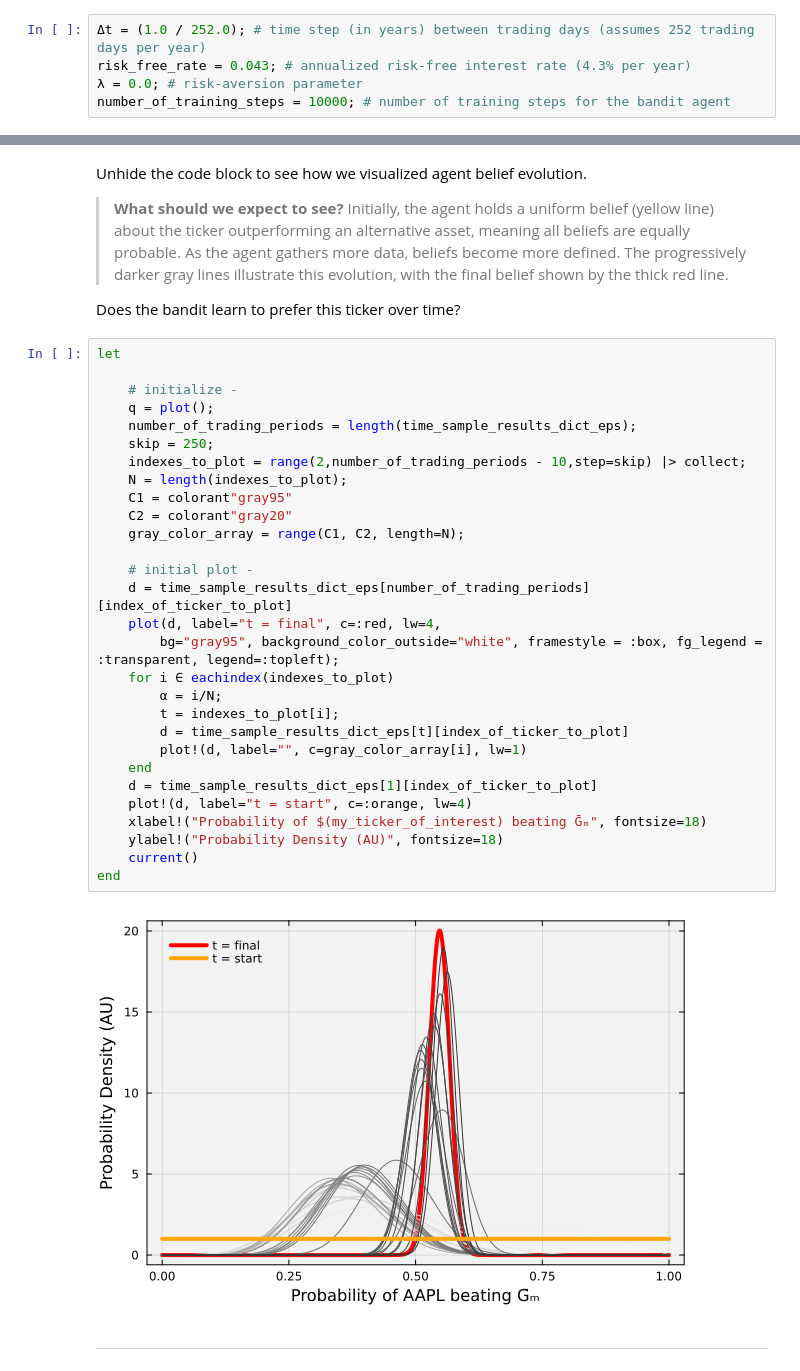
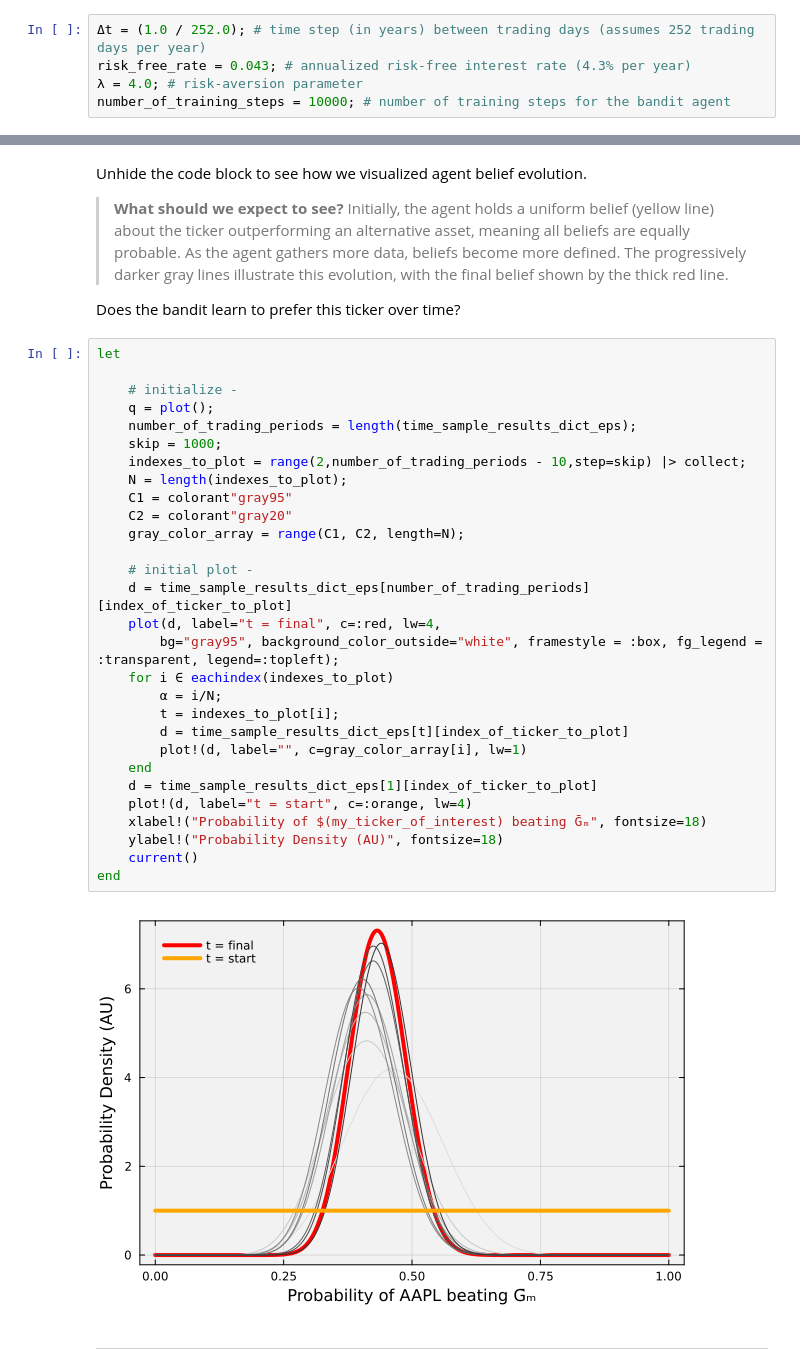
Before and after one commit to sp2229/CHEME-5660-CourseRepository-Fall-2025, a Jupyter notebook: lectures/week-14/L14a/CHEME-5660-L14a-Example-RiskAware-BBBP-Ticker-Picker-Fall-2025.ipynb, the cells around one changed output, grey strips where cells are left out. Saved outputs shown, nothing was run; the diff lists cells and outputs as text.

```diff
--- a/lectures/week-14/L14a/CHEME-5660-L14a-Example-RiskAware-BBBP-Ticker-Picker-Fall-2025.ipynb
+++ b/lectures/week-14/L14a/CHEME-5660-L14a-Example-RiskAware-BBBP-Ticker-Picker-Fall-2025.ipynb
@@ -108,7 +126,7 @@ Let's define some constants and parameters that we will use in this example. See
 # %%
 Δt = (1.0 / 252.0); # time step (in years) between trading days (assumes 252 trading days per year)
 risk_free_rate = 0.043; # annualized risk-free interest rate (4.3% per year)
-λ = 0.0; # risk-aversion parameter
+λ = 4.0; # risk-aversion parameter
 number_of_training_steps = 10000; # number of training steps for the bandit agent
 # %% [markdown]
 ### Growth Rate Calculation
@@ -300,34 +324,34 @@ Does the bandit learn to prefer this ticker over time?
 # %%
 let
 
     # initialize -
     q = plot();
     number_of_trading_periods = length(time_sample_results_dict_eps);
-    skip = 250;
+    skip = 1000;
     indexes_to_plot = range(2,number_of_trading_periods - 10,step=skip) |> collect;
     N = length(indexes_to_plot);
     C1 = colorant"gray95"
     C2 = colorant"gray20"
     gray_color_array = range(C1, C2, length=N);
 
     # initial plot -
     d = time_sample_results_dict_eps[number_of_trading_periods][index_of_ticker_to_plot]
     plot(d, label="t = final", c=:red, lw=4,
         bg="gray95", background_color_outside="white", framestyle = :box, fg_legend = :transparent, legend=:topleft);
     for i ∈ eachindex(indexes_to_plot)
         α = i/N;
         t = indexes_to_plot[i];
         d = time_sample_results_dict_eps[t][index_of_ticker_to_plot]
         plot!(d, label="", c=gray_color_array[i], lw=1)
     end
     d = time_sample_results_dict_eps[1][index_of_ticker_to_plot]
     plot!(d, label="t = start", c=:orange, lw=4)
     xlabel!("Probability of $(my_ticker_of_interest) beating Ḡₘ", fontsize=18)
     ylabel!("Probability Density (AU)", fontsize=18)
     current()
 end
 # %% [output]
-[figure, old version]
+[figure, new version]
 # %% [markdown]
 ___
 # %% [markdown]
```
Also changed, not shown: parts of 11 cells of this notebook, 5 other files.
